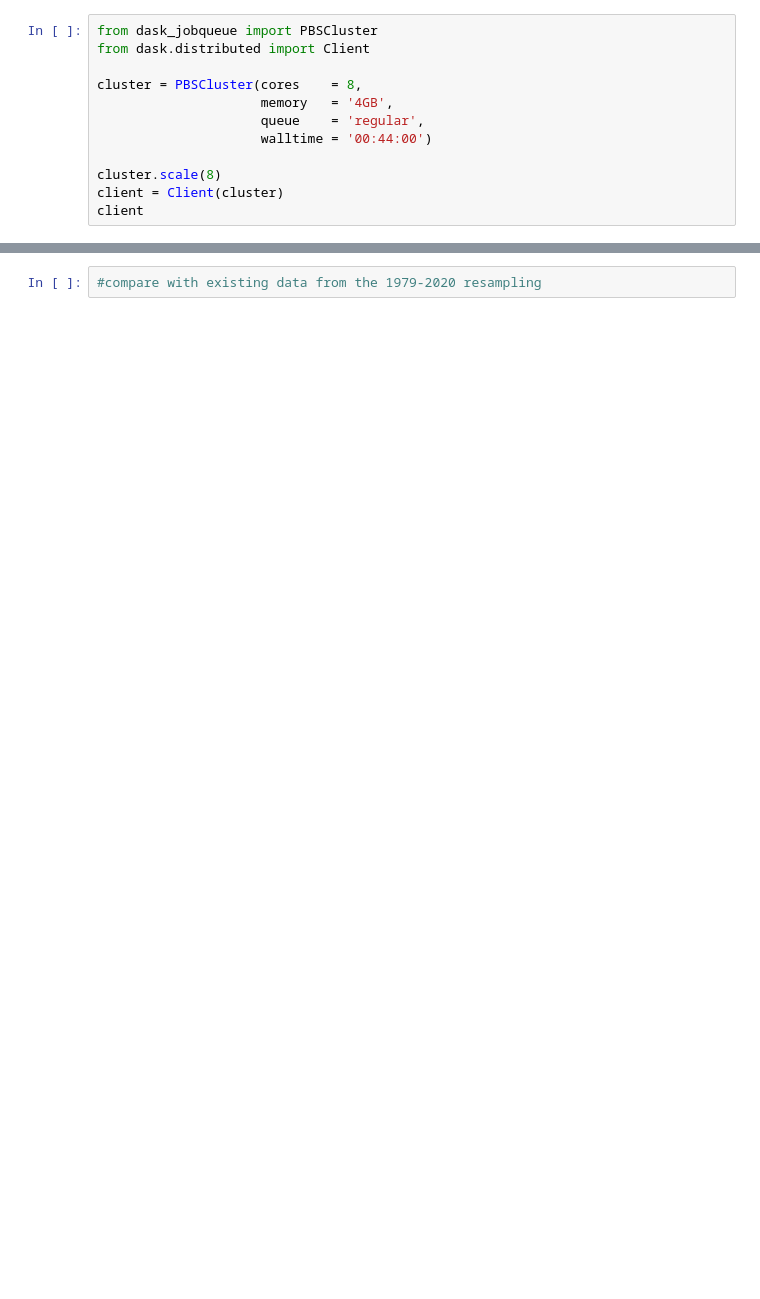
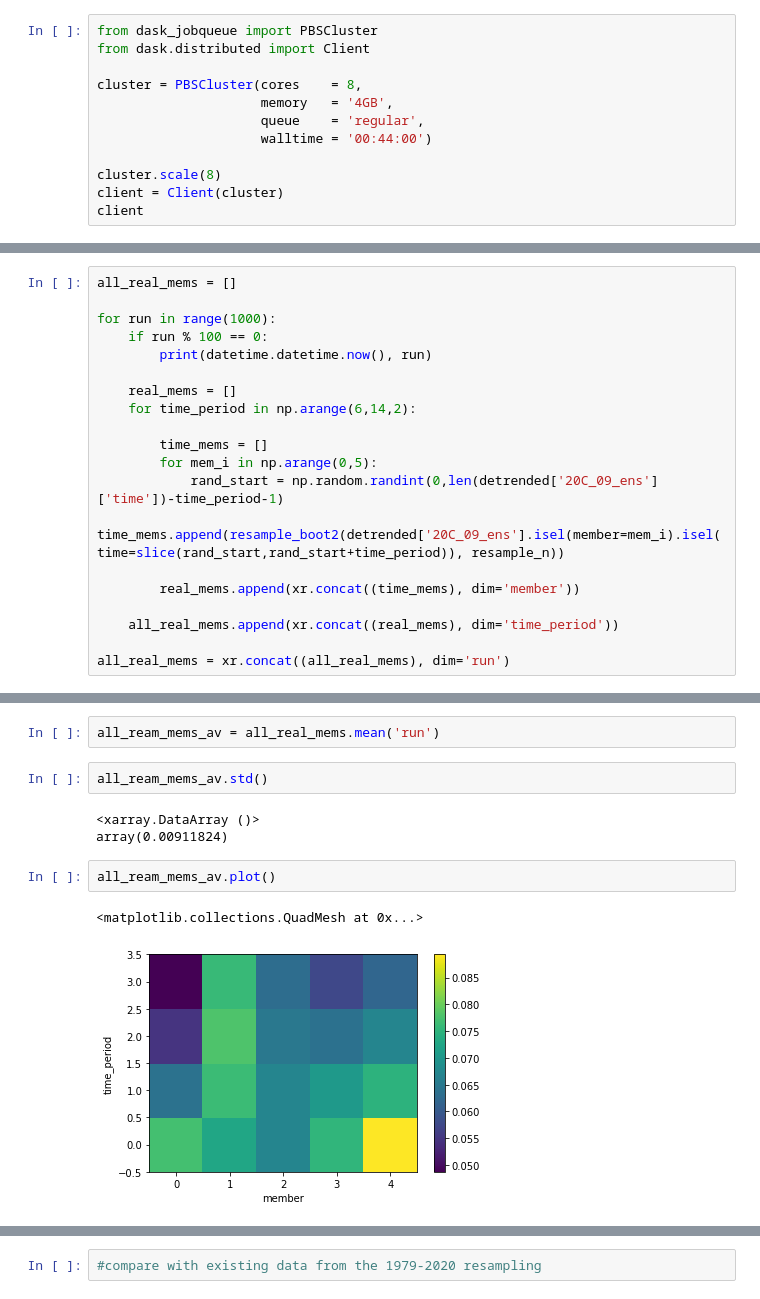
Before and after one commit to chrisrwp/synthetic-ensemble, a Jupyter notebook: SIA/CESM_pi_control.ipynb, the cells around one changed output, grey strips where cells are left out. Saved outputs shown, nothing was run; the diff lists cells and outputs as text; blank space fills up the shorter version.

```diff
--- a/SIA/CESM_pi_control.ipynb
+++ b/SIA/CESM_pi_control.ipynb
@@ -60,0 +130,20 @@ client
+# %%
+all_real_mems = []
+
+for run in range(1000):
+    if run % 100 == 0:
+        print(datetime.datetime.now(), run)
+
+    real_mems = []
+    for time_period in np.arange(6,14,2):
+
+        time_mems = []
+        for mem_i in np.arange(0,5):
+            rand_start = np.random.randint(0,len(detrended['20C_09_ens']['time'])-time_period-1)
+            time_mems.append(resample_boot2(detrended['20C_09_ens'].isel(member=mem_i).isel(time=slice(rand_start,rand_start+time_period)), resample_n))
+
+        real_mems.append(xr.concat((time_mems), dim='member'))
+
+    all_real_mems.append(xr.concat((real_mems), dim='time_period'))
+
+all_real_mems = xr.concat((all_real_mems), dim='run')
@@ -60,0 +161,12 @@ client
+# %%
+all_ream_mems_av = all_real_mems.mean('run')
+# %%
+all_ream_mems_av.std()
+# %% [output]
+<xarray.DataArray ()>
+array(0.00911824)
+# %%
+all_ream_mems_av.plot()
+# %% [output]
+<matplotlib.collections.QuadMesh at 0x...>
+[figure, added]
```
Also changed, not shown: parts of 57 cells of this notebook, 26 other files.
